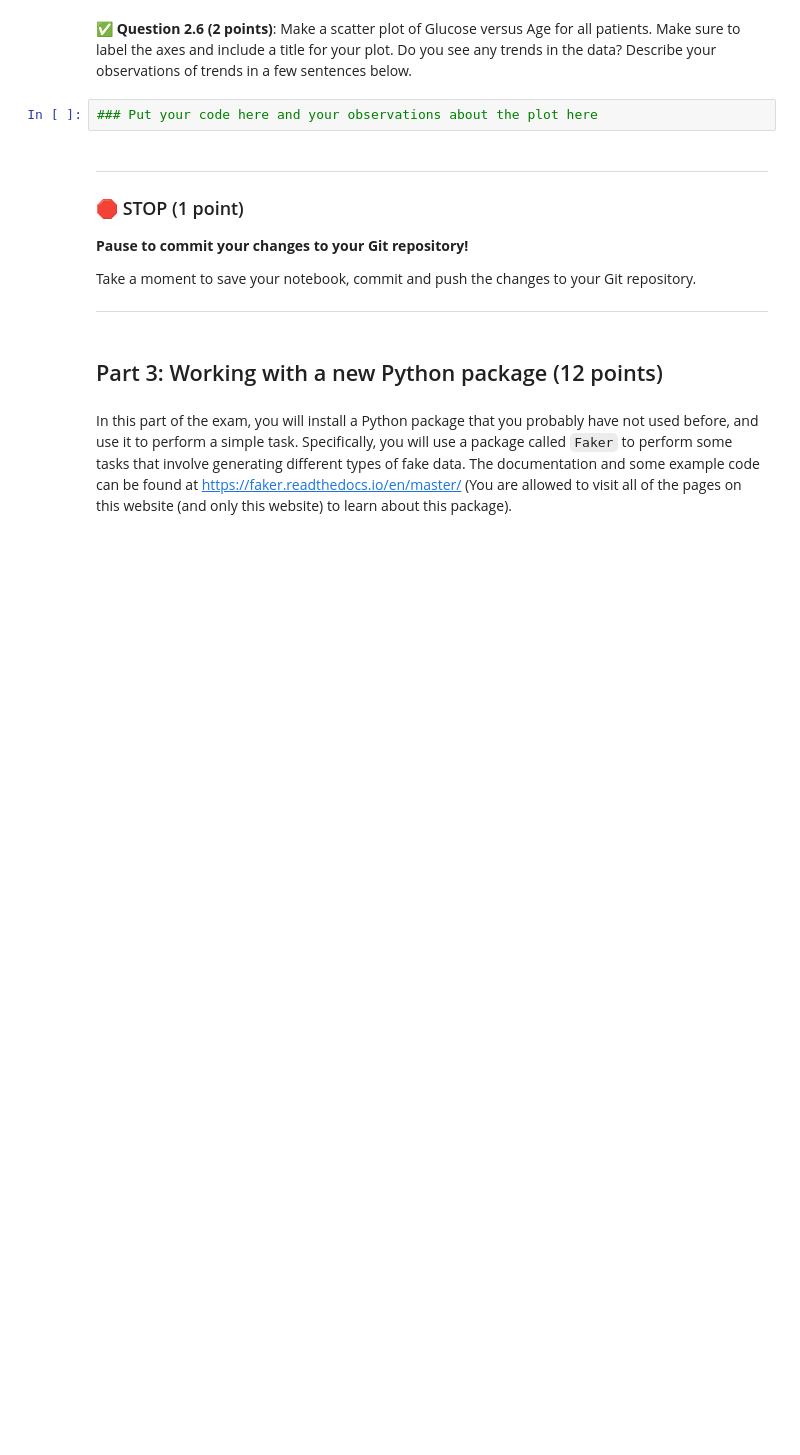
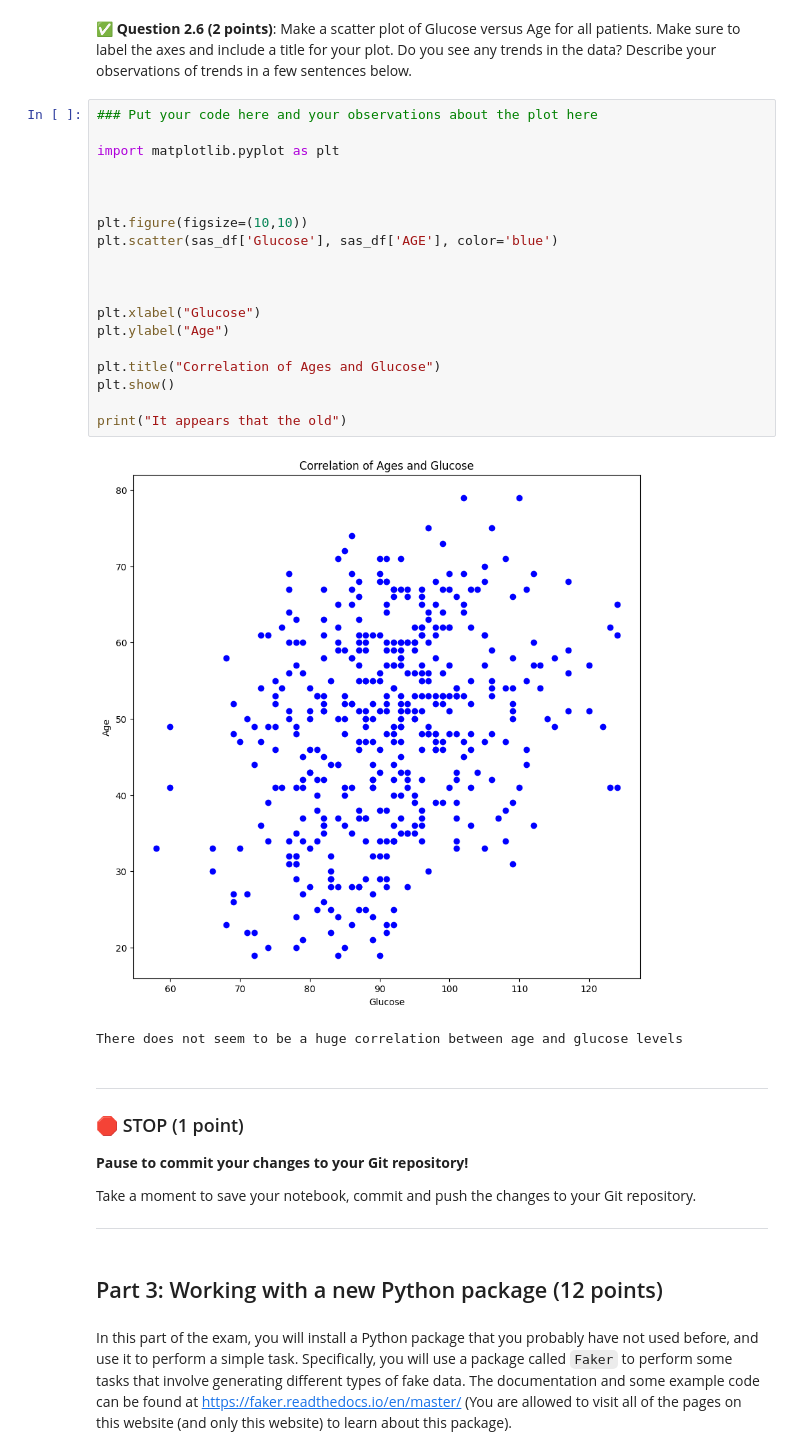
Before and after one commit to callewiss/CMSE202-s26-turnin, a Jupyter notebook: midterm/CMSE202-Midterm-Section004-calvinlewis.ipynb, the cells around one changed output. Saved outputs shown, nothing was run; the diff lists cells and outputs as text; blank space fills up the shorter version.

```diff
--- a/midterm/CMSE202-Midterm-Section004-calvinlewis.ipynb
+++ b/midterm/CMSE202-Midterm-Section004-calvinlewis.ipynb
@@ -113,6 +198,26 @@ And, you can also use `dir()` to get a list of all the methods and attributes of
 &#9989; **Question 2.6 (2 points)**: Make a scatter plot of Glucose versus Age for all patients. Make sure to label the axes and include a title for your plot. Do you see any trends in the data? Describe your observations of trends in a few sentences below.
 # %%
 ### Put your code here and your observations about the plot here
+
+import matplotlib.pyplot as plt
+
+
+
+plt.figure(figsize=(10,10))
+plt.scatter(sas_df['Glucose'], sas_df['AGE'], color='blue')
+
+
+
+plt.xlabel("Glucose")
+plt.ylabel("Age")
+
+plt.title("Correlation of Ages and Glucose")
+plt.show()
+
+print("It appears that the old")
+# %% [output]
+[figure, added]
+There does not seem to be a huge correlation between age and glucose levels
 # %% [markdown]
 ---
 ### &#128721; STOP (1 point)
```
Also changed, not shown: parts of 6 cells of this notebook, 1 other file.
